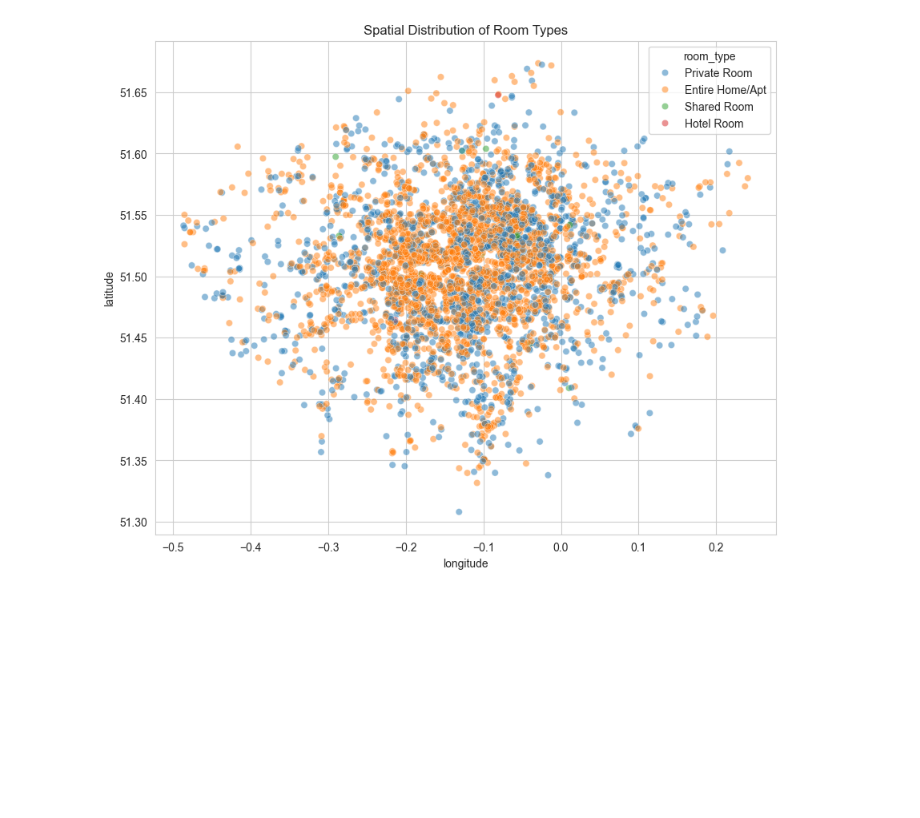
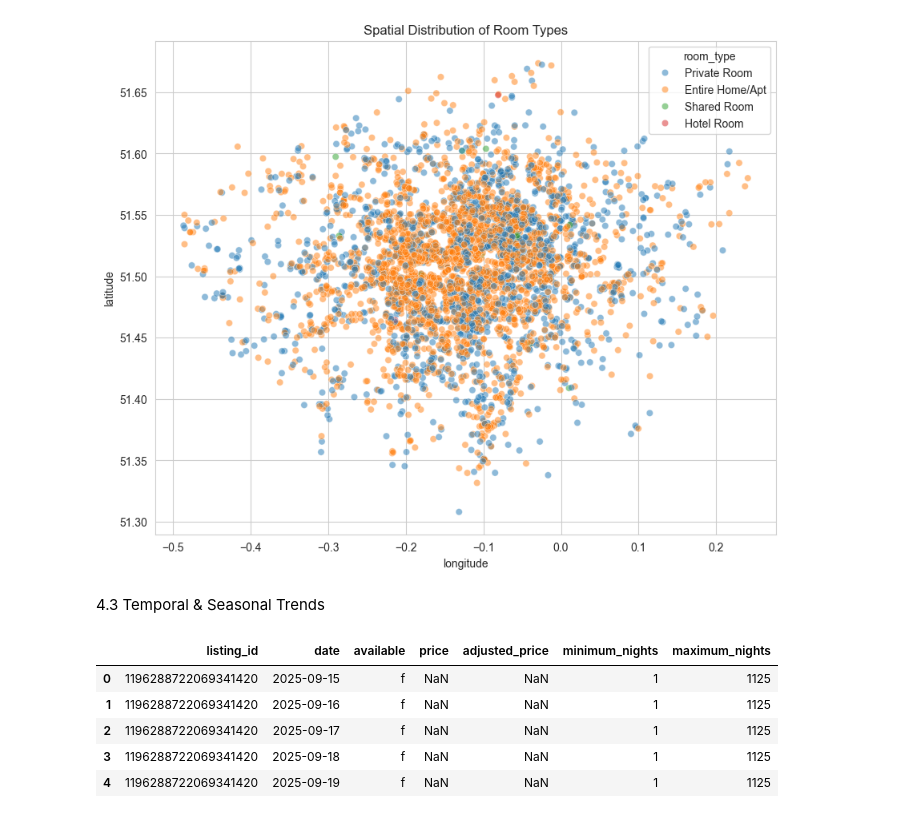
Before and after one commit to FathimaNafra/airbnb-data-engineering-project, a Jupyter notebook: notebooks/eda.ipynb, the cells around one changed output. Drawn from its saved outputs; the diff is of its cells as text; code cells hidden in the pictures; blank space fills up the shorter version.

Commit message:
Analyze seasonal pricing trends

```diff
--- a/notebooks/eda.ipynb
+++ b/notebooks/eda.ipynb
@@ -311,3 +311,19 @@ plt.title(
 plt.show()
 # %% [output]
 [figure]
+# %% [markdown]
+4.3  Temporal & Seasonal Trends
+# %%
+#4.3.1 Pricing Trends Over Time
+calendar = pd.read_csv(
+    "../data/raw/London/calendar.csv"
+)
+
+calendar.head()
+# %% [output]
+|  | listing_id | date | available | price | adjusted_price | minimum_nights | maximum_nights |
+| 0 | 1196288722069341420 | 2025-09-15 | f | NaN | NaN | 1 | 1125 |
+| 1 | 1196288722069341420 | 2025-09-16 | f | NaN | NaN | 1 | 1125 |
+| 2 | 1196288722069341420 | 2025-09-17 | f | NaN | NaN | 1 | 1125 |
+| 3 | 1196288722069341420 | 2025-09-18 | f | NaN | NaN | 1 | 1125 |
+| 4 | 1196288722069341420 | 2025-09-19 | f | NaN | NaN | 1 | 1125 |
```
Also changed, not shown: parts of 4 cells of this notebook.
